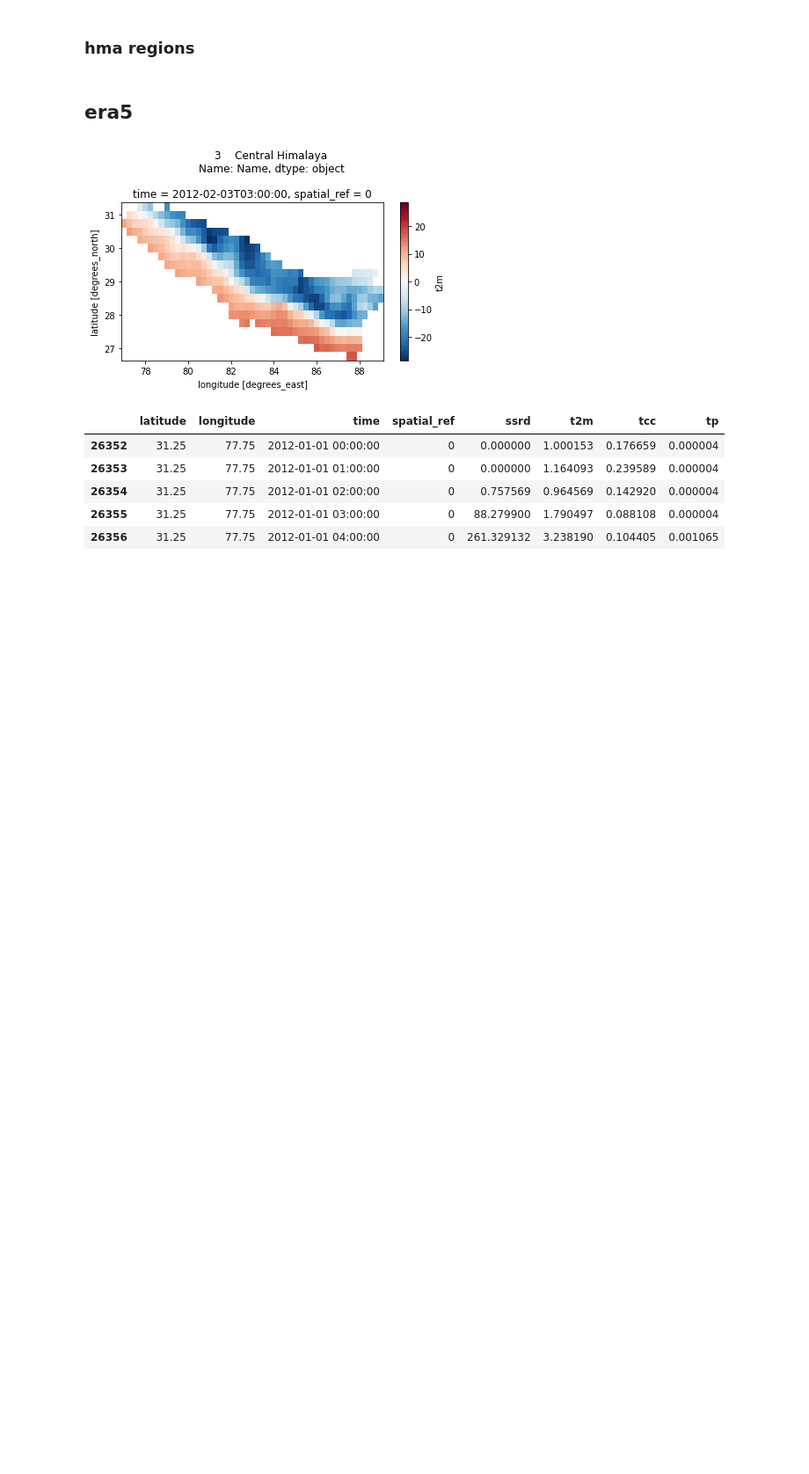
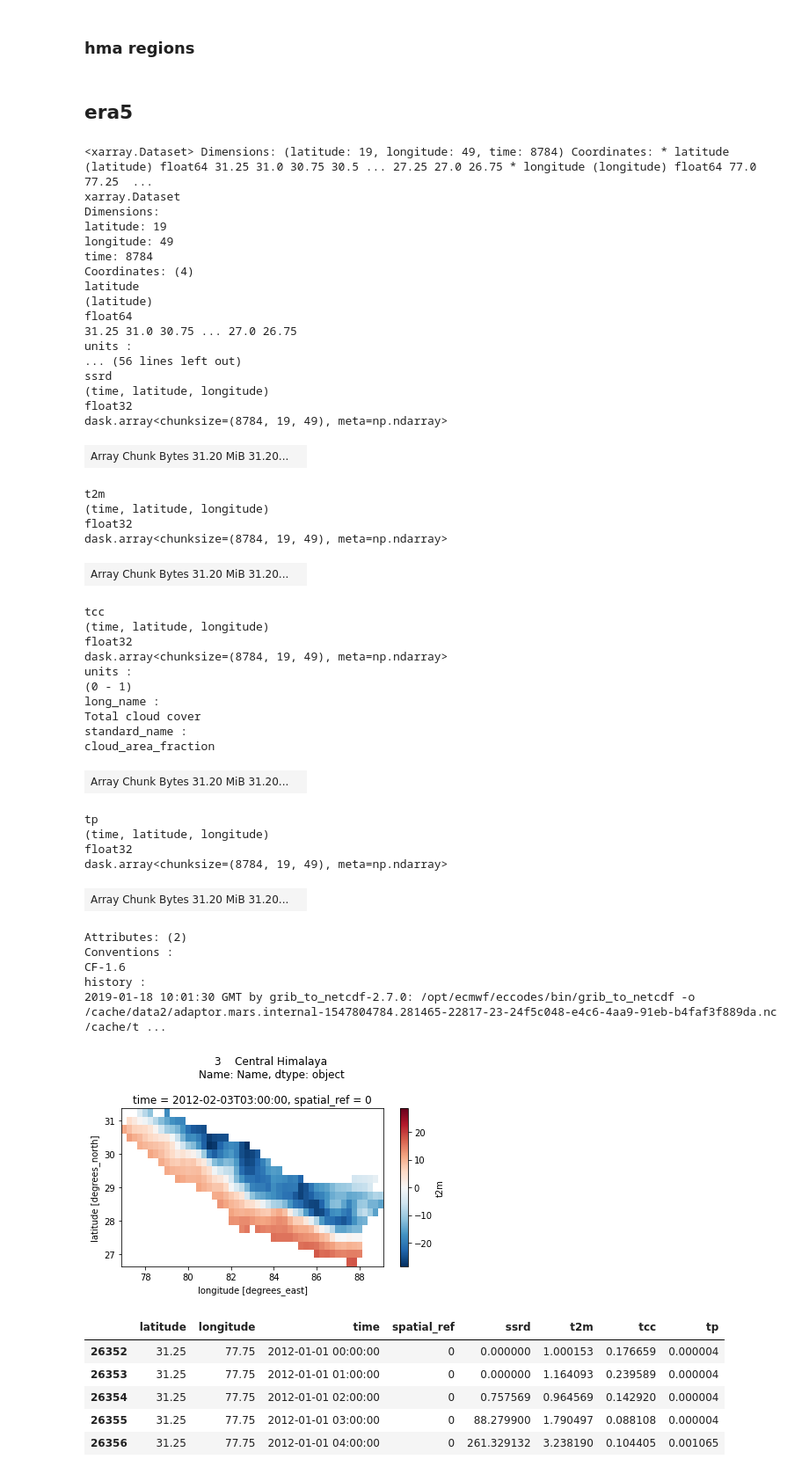
Before and after one commit to varyabazilova/hma_regions, a Jupyter notebook: all_era5pixel_timeseries.ipynb, the cells around one changed output. Shown at 88% size. Cells and saved outputs as stored; diff of their text form; code cells hidden in the pictures; blank space fills up the shorter version.

```diff
--- a/all_era5pixel_timeseries.ipynb
+++ b/all_era5pixel_timeseries.ipynb
@@ -52,6 +52,53 @@ climate = climate.rio.write_crs('EPSG:4326')
 
 # clip using xarrayrio library:
 roi_climate = climate.rio.clip(roi.geometry, roi.crs, drop=True, invert=False)
+# %%
+roi_climate
+# %% [output]
+<xarray.Dataset> Dimensions: (latitude: 19, longitude: 49, time: 8784) Coordinates: * latitude (latitude) float64 31.25 31.0 30.75 30.5 ... 27.25 27.0 26.75 * longitude (longitude) float64 77.0 77.25  ...
+xarray.Dataset
+Dimensions:
+latitude: 19
+longitude: 49
+time: 8784
+Coordinates: (4)
+latitude
+(latitude)
+float64
+31.25 31.0 30.75 ... 27.0 26.75
+units :
+... (56 lines left out)
+ssrd
+(time, latitude, longitude)
+float32
+dask.array<chunksize=(8784, 19, 49), meta=np.ndarray>
+| Array Chunk Bytes 31.20 MiB 31.20... |  |
+t2m
+(time, latitude, longitude)
+float32
+dask.array<chunksize=(8784, 19, 49), meta=np.ndarray>
+| Array Chunk Bytes 31.20 MiB 31.20... |  |
+tcc
+(time, latitude, longitude)
+float32
+dask.array<chunksize=(8784, 19, 49), meta=np.ndarray>
+units :
+(0 - 1)
+long_name :
+Total cloud cover
+standard_name :
+cloud_area_fraction
+| Array Chunk Bytes 31.20 MiB 31.20... |  |
+tp
+(time, latitude, longitude)
+float32
+dask.array<chunksize=(8784, 19, 49), meta=np.ndarray>
+| Array Chunk Bytes 31.20 MiB 31.20... |  |
+Attributes: (2)
+Conventions :
+CF-1.6
+history :
+2019-01-18 10:01:30 GMT by grib_to_netcdf-2.7.0: /opt/ecmwf/eccodes/bin/grib_to_netcdf -o /cache/data2/adaptor.mars.internal-1547804784.281465-22817-23-24f5c048-e4c6-4aa9-91eb-b4faf3f889da.nc /cache/t ...
 # %%
 # see how it looks like
 
```
Also changed, not shown: 4 other files.
